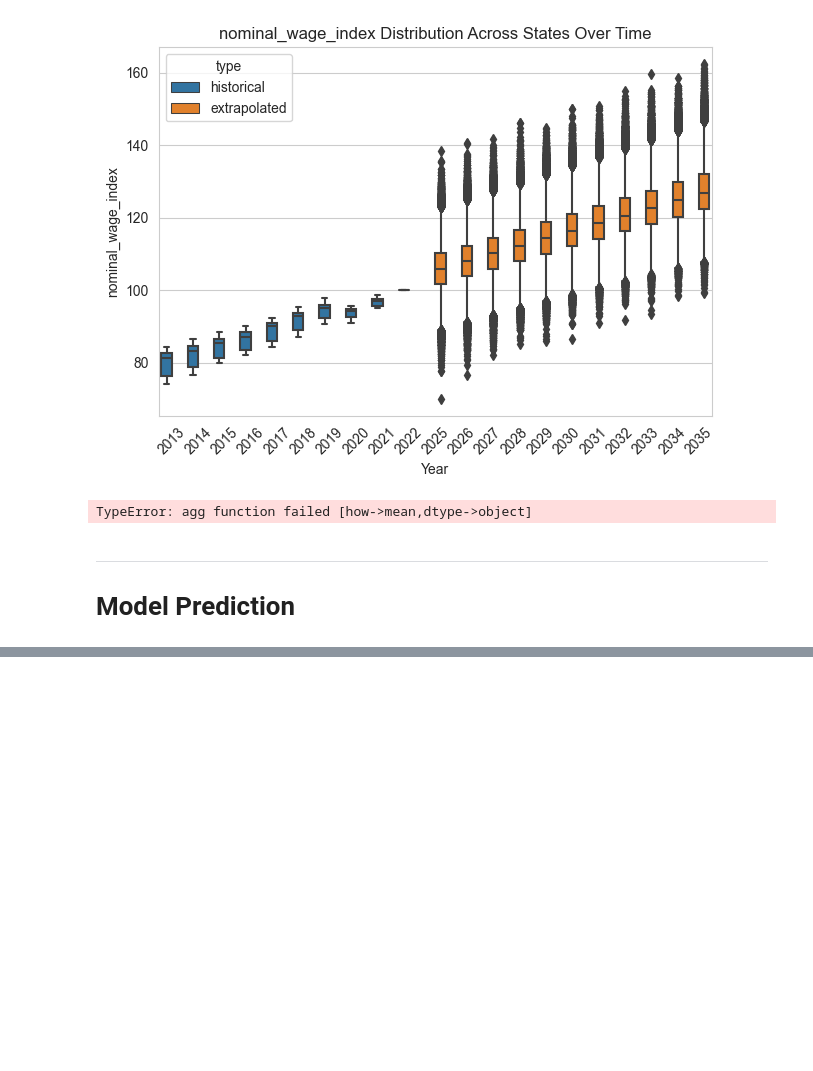
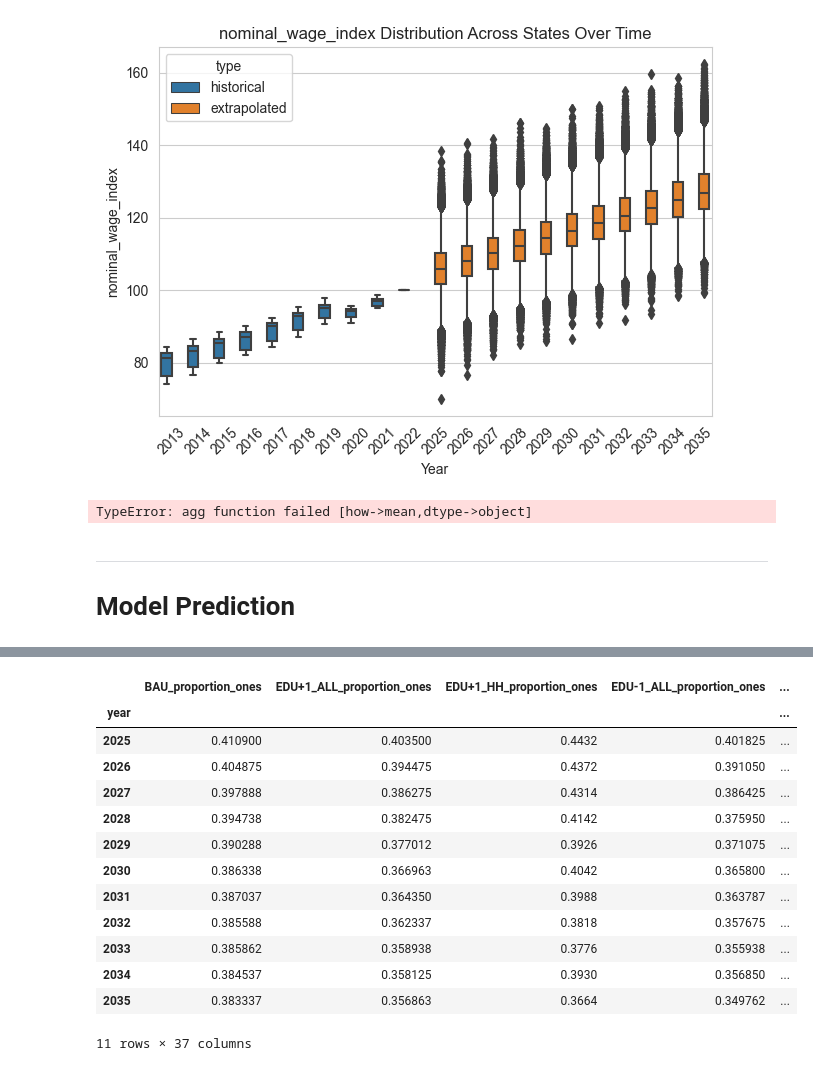
Before and after one commit to FinApprenticeship/FinApprenticeship, a Jupyter notebook: notebooks/simulations.ipynb, the cells around one changed output, grey strips where cells are left out. Cells and saved outputs as stored; diff of their text form; code cells hidden in the pictures; blank space fills up the shorter version.

```diff
--- a/notebooks/simulations.ipynb
+++ b/notebooks/simulations.ipynb
@@ -2272,0 +2306,2 @@ TypeError: ColSpec.__init__() got an unexpected keyword argument 'required'
+# %%
+predictions = model.predict(BAU_10y_final)
@@ -2272,0 +2313,41 @@ TypeError: ColSpec.__init__() got an unexpected keyword argument 'required'
+# %%
+# Group by 'year' and calculate statistics for each group
+yearly_ratios = {} # To store results if you want to access them later
+
+for year, group in results_df.groupby('year'):
+    count_zeros = np.sum(group['prediction'] == 0)
+    count_ones = np.sum(group['prediction'] == 1)
+    total_for_year = len(group)
+
+    print(f"\n--- Year {year} ---")
+    print(f"  Total rows for this year: {total_for_year}")
+    print(f"  Number of '0' predictions: {count_zeros}")
+    print(f"  Number of '1' predictions: {count_ones}")
+
+    if total_for_year > 0:
+        proportion_zeros = count_zeros / total_for_year
+        proportion_ones = count_ones / total_for_year
+        print(f"  Proportion of '0' predictions: {proportion_zeros:.2%}") # Formatted as percentage
+        print(f"  Proportion of '1' predictions: {proportion_ones:.2%}") # Formatted as percentage
+
+        # Store the proportions in a dictionary for later use if needed
+        yearly_ratios[year] = {
+            'total': total_for_year,
+            'zeros': count_zeros,
+            'ones': count_ones,
+            'proportion_zeros': proportion_zeros,
+            'proportion_ones': proportion_ones
+        }
+
+        if count_ones > 0:
+            ratio_0_to_1 = count_zeros / count_ones
+            print(f"  Ratio of '0' to '1' predictions: {ratio_0_to_1:.2f} : 1")
+        else:
+            print("  Note: No '1' predictions were made for this year.")
+    else:
+        print("  No data rows for this year.")
+
+# Optional: Convert the yearly_ratios dictionary to a DataFrame for easy viewing
+# yearly_ratios_df = pd.DataFrame.from_dict(yearly_ratios, orient='index')
+# print("\nSummary of Ratios per Year:")
+# print(yearly_ratios_df)
@@ -2272,0 +3907,17 @@ TypeError: ColSpec.__init__() got an unexpected keyword argument 'required'
+# %%
+final_results_df
+# %% [output]
+|  | BAU_proportion_ones | EDU+1_ALL_proportion_ones | EDU+1_HH_proportion_ones | EDU-1_ALL_proportion_ones | ... |
+| year |  |  |  |  | ... |
+| 2025 | 0.410900 | 0.403500 | 0.4432 | 0.401825 | ... |
+| 2026 | 0.404875 | 0.394475 | 0.4372 | 0.391050 | ... |
+| 2027 | 0.397888 | 0.386275 | 0.4314 | 0.386425 | ... |
+| 2028 | 0.394738 | 0.382475 | 0.4142 | 0.375950 | ... |
+| 2029 | 0.390288 | 0.377012 | 0.3926 | 0.371075 | ... |
+| 2030 | 0.386338 | 0.366963 | 0.4042 | 0.365800 | ... |
+| 2031 | 0.387037 | 0.364350 | 0.3988 | 0.363787 | ... |
+| 2032 | 0.385588 | 0.362337 | 0.3818 | 0.357675 | ... |
+| 2033 | 0.385862 | 0.358938 | 0.3776 | 0.355938 | ... |
+| 2034 | 0.384537 | 0.358125 | 0.3930 | 0.356850 | ... |
+| 2035 | 0.383337 | 0.356863 | 0.3664 | 0.349762 | ... |
+11 rows × 37 columns
```
Also changed, not shown: parts of 15 cells of this notebook.
